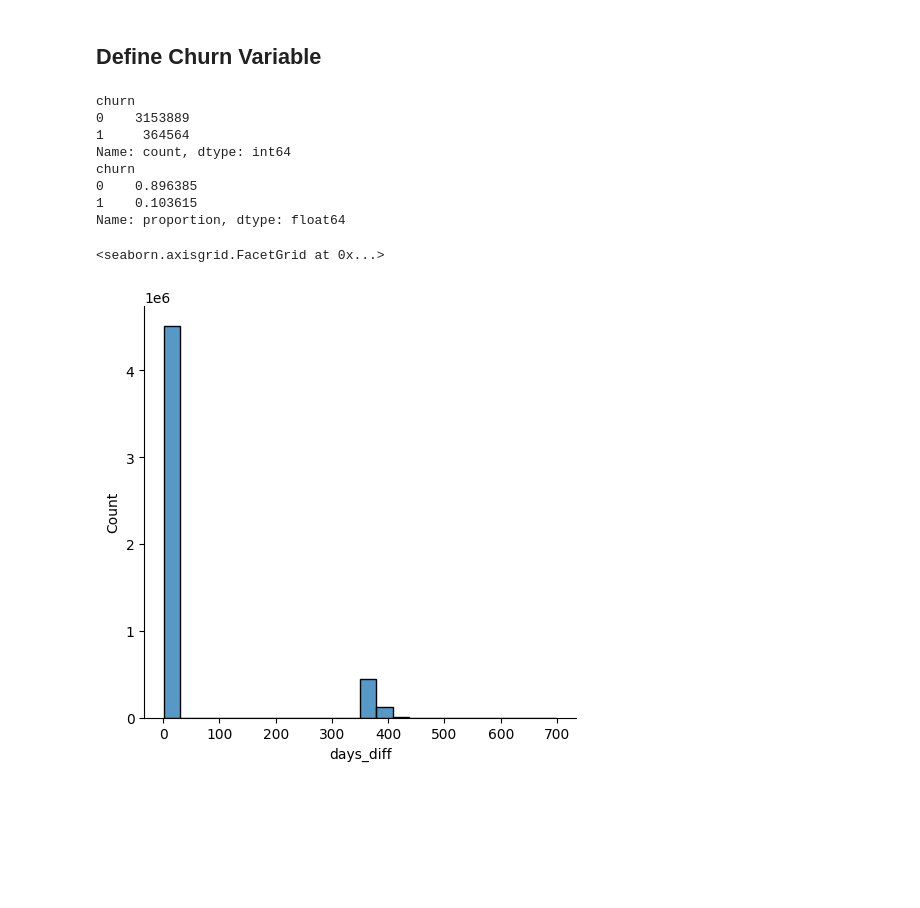
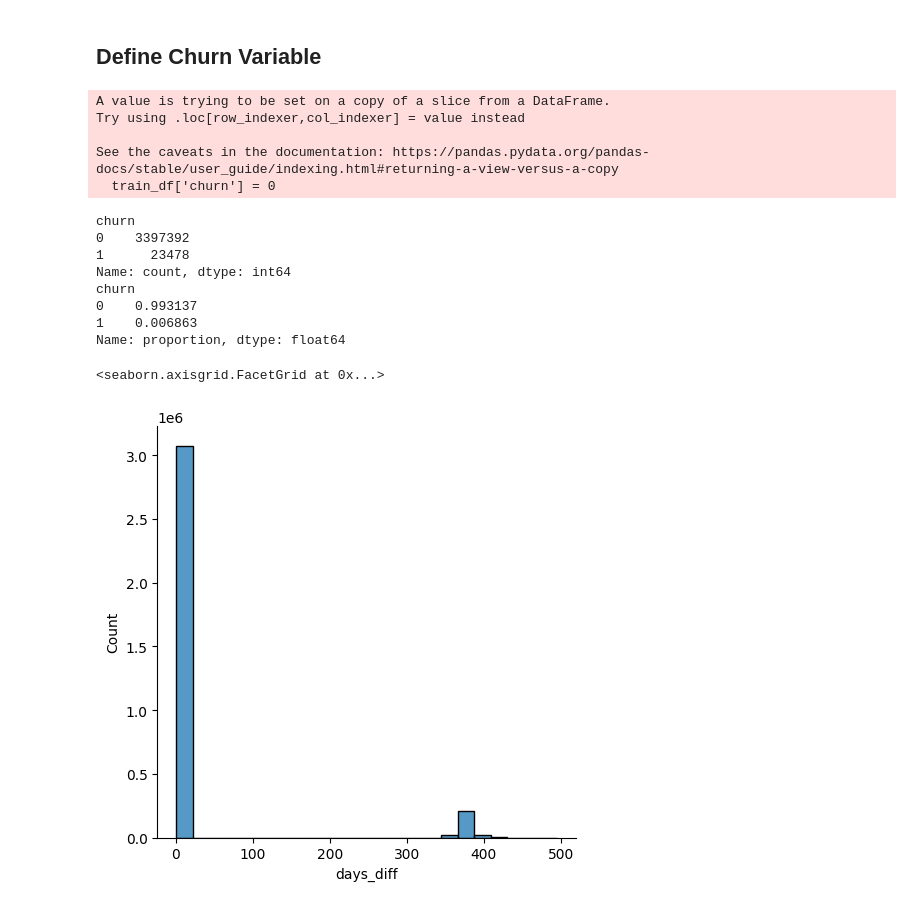
Before and after one commit to igorconsulting/modern-ml, a Jupyter notebook: week_1/notebooks/2_define_churn.ipynb, the cells around one changed output. Cells and saved outputs as stored; diff of their text form; code cells hidden in the pictures; blank space fills up the shorter version.

```diff
--- a/week_1/notebooks/2_define_churn.ipynb
+++ b/week_1/notebooks/2_define_churn.ipynb
@@ -97,29 +132,36 @@ Memory usage: 4251.09 MB
 # %% [markdown]
 ## Define Churn Variable
 # %%
-max_inactivity = 365
-df['churn'] = 0
-df = df.sort_values(['customer_id', 'date'], ascending=True)
-df['next_date'] = df.groupby('customer_id')['date'].shift(-1)
+train_df = df[df.date < '2022-10-01']
+max_inactivity = 420
+train_df['churn'] = 0
+train_df = train_df.sort_values(['customer_id', 'date'], ascending=True)
+train_df['next_date'] = train_df.groupby('customer_id')['date'].shift(-1)
 #train_df['next_date'].fillna(max_dataset_date, inplace=True)
-df['days_diff'] = (df['next_date'] - df['date']).dt.days
-df.loc[df['days_diff'] >= max_inactivity, 'churn'] = 1
+train_df['days_diff'] = (train_df['next_date'] - train_df['date']).dt.days
+train_df.loc[df['days_diff'] >= max_inactivity, 'churn'] = 1
 
 # churn on the full train period
-print(df.loc[df.date < '2023-01-01', 'churn'].value_counts())
-print(df.loc[df.date < '2023-01-01', 'churn'].value_counts(normalize=True))
+
+print(train_df.churn.value_counts())
+print(train_df.churn.value_counts(normalize=True))
 # %% [output]
-churn
-0    3153889
-1     364564
-Name: count, dtype: int64
-churn
-0    0.896385
-1    0.103615
-Name: proportion, dtype: float64
+A value is trying to be set on a copy of a slice from a DataFrame.
+Try using .loc[row_indexer,col_indexer] = value instead
+
+See the caveats in the documentation: https://pandas.pydata.org/pandas-docs/stable/user_guide/indexing.html#returning-a-view-versus-a-copy
+  train_df['churn'] = 0
+churn
+0    3397392
+1      23478
+Name: count, dtype: int64
+churn
+0    0.993137
+1    0.006863
+Name: proportion, dtype: float64
 # %%
-sns.displot(df.loc[df.days_diff < 700,'days_diff'], kde=False)
+sns.displot(train_df.loc[train_df.days_diff < 700,'days_diff'], kde=False)
 # %% [output]
 <seaborn.axisgrid.FacetGrid at 0x...>
-[figure, old version]
+[figure, new version]
 # %%
```
Also changed, not shown: parts of 10 cells of this notebook, 33 other files.
